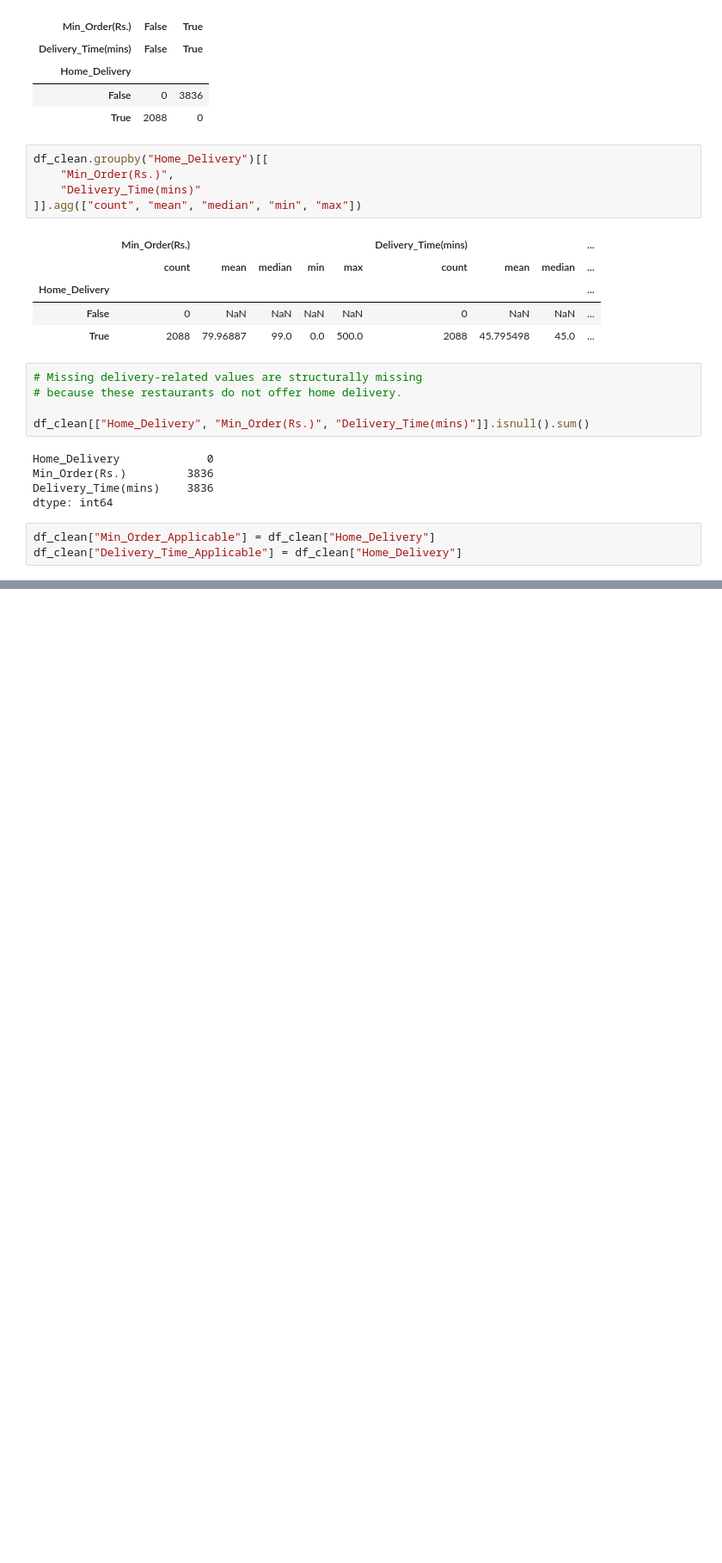
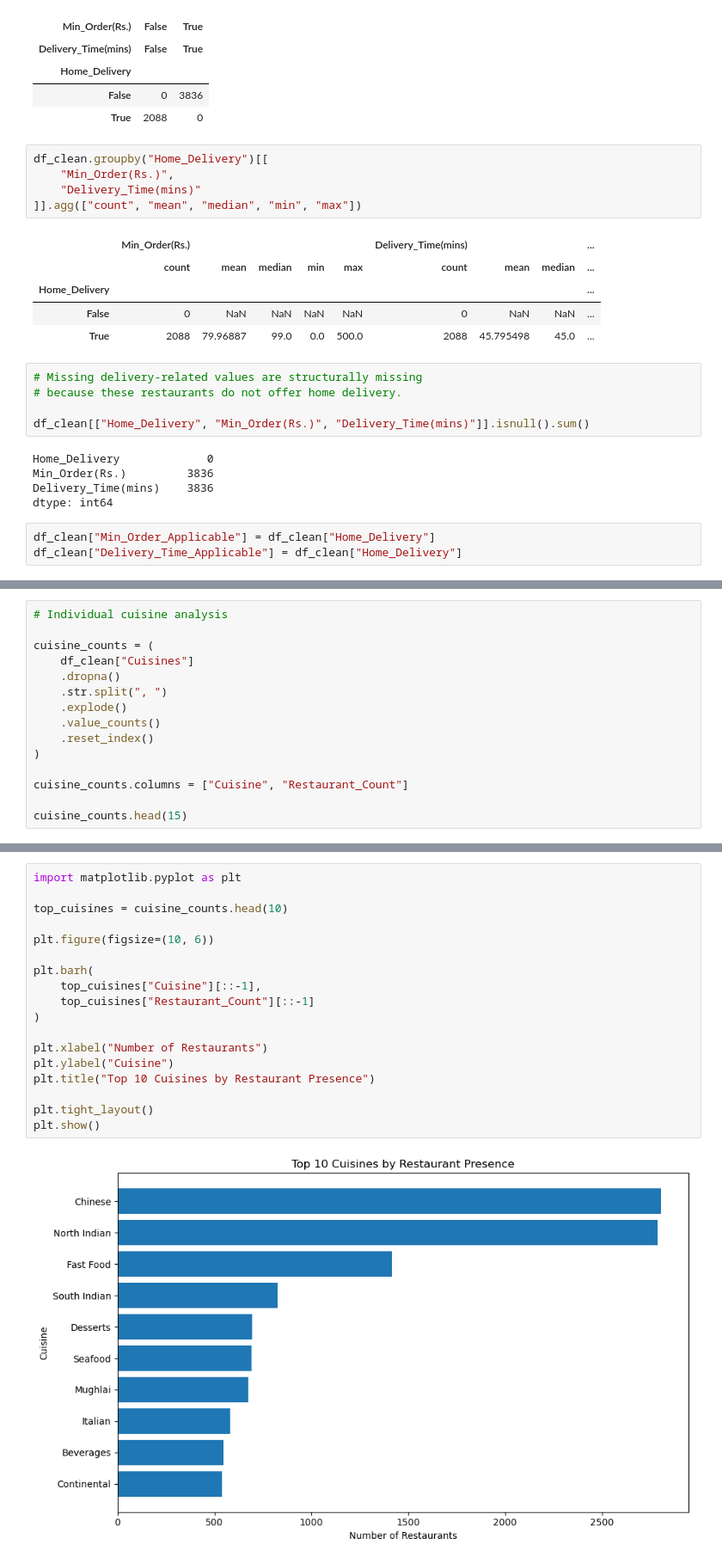
Before and after one commit to devika0624/mumbai-mmr-restaurant-market-intelligence, a Jupyter notebook: notebooks/02_mumbai_dataset_audit.ipynb, the cells around one changed output, grey strips where cells are left out. Shown at 86% size. Cells and saved outputs as stored; diff of their text form; blank space fills up the shorter version.

```diff
--- a/notebooks/02_mumbai_dataset_audit.ipynb
+++ b/notebooks/02_mumbai_dataset_audit.ipynb
@@ -353,0 +744,15 @@ df_clean["Delivery_Time_Applicable"] = df_clean["Home_Delivery"]
+# %%
+# Individual cuisine analysis
+
+cuisine_counts = (
+    df_clean["Cuisines"]
+    .dropna()
+    .str.split(", ")
+    .explode()
+    .value_counts()
+    .reset_index()
+)
+
+cuisine_counts.columns = ["Cuisine", "Restaurant_Count"]
+
+cuisine_counts.head(15)
@@ -353,0 +776,20 @@ df_clean["Delivery_Time_Applicable"] = df_clean["Home_Delivery"]
+# %%
+import matplotlib.pyplot as plt
+
+top_cuisines = cuisine_counts.head(10)
+
+plt.figure(figsize=(10, 6))
+
+plt.barh(
+    top_cuisines["Cuisine"][::-1],
+    top_cuisines["Restaurant_Count"][::-1]
+)
+
+plt.xlabel("Number of Restaurants")
+plt.ylabel("Cuisine")
+plt.title("Top 10 Cuisines by Restaurant Presence")
+
+plt.tight_layout()
+plt.show()
+# %% [output]
+[figure, added]
```
Also changed, not shown: parts of 59 cells of this notebook.
